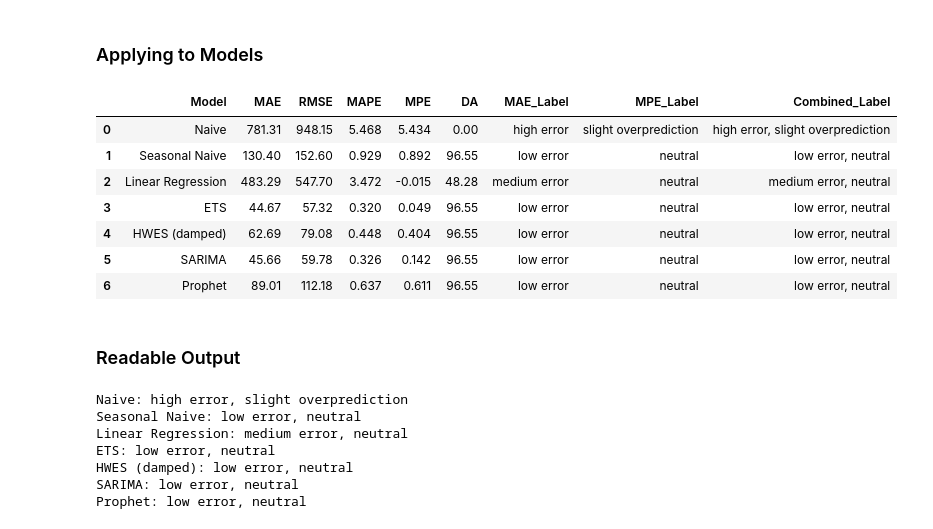
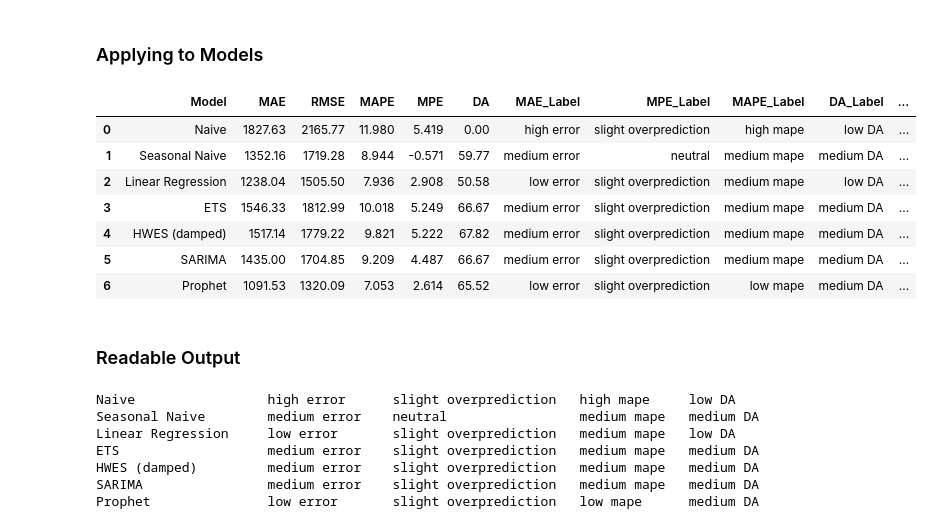
Before and after one commit to marilenaManoli/Time-Series-Forecast-Explanation-Thesis-Project, a Jupyter notebook: notebooks/04_fuzzy_labels.ipynb, the cells around one changed output. Cells and saved outputs as stored; diff of their text form; code cells hidden in the pictures.

```diff
--- a/notebooks/04_fuzzy_labels.ipynb
+++ b/notebooks/04_fuzzy_labels.ipynb
@@ -33,23 +33,36 @@ metrics
 # %% [markdown]
 ### Defining the Fuzzy Universes
 # %%
-# MAE universe recalibrated to actual 7-model range (44 – 782 MW)
-mae_universe = np.arange(0, 1201, 1)
-mpe_universe = np.arange(-25, 26, 1)
+# MAE: recalibrated to real AEP daily data range (1091–1828 MW over 30-day horizon)
+mae_universe  = np.arange(0, 2501, 1)
+# MPE: signed bias, range −25 to +25 %
+mpe_universe  = np.arange(-25, 26, 1)
+# MAPE: percentage error, range 0–20 % (real-world 30-day energy benchmark)
+mape_universe = np.arange(0, 21, 1)
+# DA: directional accuracy, 0–100 %
+da_universe   = np.arange(0, 101, 1)
 # %% [markdown]
 ### Membership Functions
 # %%
-# MAE membership functions recalibrated to 7-model range
-# low  → excellent performers (ETS, SARIMA, HWES, Prophet, Seasonal Naive)
-# medium → intermediate (Linear Regression)
-# high → simple baselines (Naive)
-mae_low    = fuzz.trimf(mae_universe, [0,   75,  200])
-mae_medium = fuzz.trimf(mae_universe, [100, 400, 700])
-mae_high   = fuzz.trimf(mae_universe, [500, 750, 1200])
+# ── MAE membership functions (recalibrated: low=Prophet/LR, medium=stat models, high=Naive) ──
+mae_low    = fuzz.trimf(mae_universe, [0,    1100, 1300])
+mae_medium = fuzz.trimf(mae_universe, [1200, 1500, 1700])
+mae_high   = fuzz.trimf(mae_universe, [1600, 1800, 2500])
 
+# ── MPE membership functions (bias direction) ──
 mpe_under   = fuzz.trimf(mpe_universe, [-25, -6, -0.5])
 mpe_neutral = fuzz.trimf(mpe_universe, [-1.0, 0, 1.0])
 mpe_over    = fuzz.trimf(mpe_universe, [0.5, 6, 25])
+
+# ── MAPE membership functions (scale-free accuracy, benchmarked for 30-day energy forecast) ──
+mape_low    = fuzz.trimf(mape_universe, [0,  5,  9])   # good performers (< ~8 %)
+mape_medium = fuzz.trimf(mape_universe, [7, 10, 14])   # moderate (7–13 %)
+mape_high   = fuzz.trimf(mape_universe, [9, 14, 20])   # poor (> ~11 %)
+
+# ── DA membership functions (directional accuracy) ──
+da_low      = fuzz.trimf(da_universe, [0,   0,  58])   # random / barely better than coin flip
+da_medium   = fuzz.trimf(da_universe, [55, 68,  82])   # moderate directional skill
+da_high     = fuzz.trimf(da_universe, [75, 90, 100])   # strong directional skill
 # %% [markdown]
 ### Plotting membership functions
 # %%
@@ -113,31 +146,30 @@ def map_metrics_to_labels(mae, mpe):
 # %% [markdown]
 ### Applying to Models
 # %%
-labels = metrics.apply(lambda r: map_metrics_to_labels(r["MAE"], r["MPE"]), axis=1)
+labels  = metrics.apply(map_metrics_to_labels, axis=1)
 metrics = pd.concat([metrics, labels], axis=1)
-
 metrics.round(3)
 # %% [output]
-|  | Model | MAE | RMSE | MAPE | MPE | DA | MAE_Label | MPE_Label | Combined_Label |
-| 0 | Naive | 781.31 | 948.15 | 5.468 | 5.434 | 0.00 | high error | slight overprediction | high error, slight overprediction |
-| 1 | Seasonal Naive | 130.40 | 152.60 | 0.929 | 0.892 | 96.55 | low error | neutral | low error, neutral |
-| 2 | Linear Regression | 483.29 | 547.70 | 3.472 | -0.015 | 48.28 | medium error | neutral | medium error, neutral |
-| 3 | ETS | 44.67 | 57.32 | 0.320 | 0.049 | 96.55 | low error | neutral | low error, neutral |
-| 4 | HWES (damped) | 62.69 | 79.08 | 0.448 | 0.404 | 96.55 | low error | neutral | low error, neutral |
-| 5 | SARIMA | 45.66 | 59.78 | 0.326 | 0.142 | 96.55 | low error | neutral | low error, neutral |
-| 6 | Prophet | 89.01 | 112.18 | 0.637 | 0.611 | 96.55 | low error | neutral | low error, neutral |
+|  | Model | MAE | RMSE | MAPE | MPE | DA | MAE_Label | MPE_Label | MAPE_Label | DA_Label | ... |
+| 0 | Naive | 1827.63 | 2165.77 | 11.980 | 5.419 | 0.00 | high error | slight overprediction | high mape | low DA | ... |
+| 1 | Seasonal Naive | 1352.16 | 1719.28 | 8.944 | -0.571 | 59.77 | medium error | neutral | medium mape | medium DA | ... |
+| 2 | Linear Regression | 1238.04 | 1505.50 | 7.936 | 2.908 | 50.58 | low error | slight overprediction | medium mape | low DA | ... |
+| 3 | ETS | 1546.33 | 1812.99 | 10.018 | 5.249 | 66.67 | medium error | slight overprediction | medium mape | medium DA | ... |
+| 4 | HWES (damped) | 1517.14 | 1779.22 | 9.821 | 5.222 | 67.82 | medium error | slight overprediction | medium mape | medium DA | ... |
+| 5 | SARIMA | 1435.00 | 1704.85 | 9.209 | 4.487 | 66.67 | medium error | slight overprediction | medium mape | medium DA | ... |
+| 6 | Prophet | 1091.53 | 1320.09 | 7.053 | 2.614 | 65.52 | low error | slight overprediction | low mape | medium DA | ... |
 # %% [markdown]
 ### Readable Output
 # %%
 for _, row in metrics.iterrows():
-    print(f"{row['Model']}: {row['Combined_Label']}")
+    print(f"{row['Model']:20s}  {row['MAE_Label']:14s}  {row['MPE_Label']:22s}  {row['MAPE_Label']:12s}  {row['DA_Label']}")
 # %% [output]
-Naive: high error, slight overprediction
-Seasonal Naive: low error, neutral
-Linear Regression: medium error, neutral
-ETS: low error, neutral
-HWES (damped): low error, neutral
-SARIMA: low error, neutral
-Prophet: low error, neutral
+Naive                 high error      slight overprediction   high mape     low DA
+Seasonal Naive        medium error    neutral                 medium mape   medium DA
+Linear Regression     low error       slight overprediction   medium mape   low DA
+ETS                   medium error    slight overprediction   medium mape   medium DA
+HWES (damped)         medium error    slight overprediction   medium mape   medium DA
+SARIMA                medium error    slight overprediction   medium mape   medium DA
+Prophet               low error       slight overprediction   low mape      medium DA
 # %%
 metrics.round(3).to_csv("../src/data/session04_fuzzy_labels.csv", index=False)
```
Also changed, not shown: parts of 3 cells of this notebook, 13 other files.
